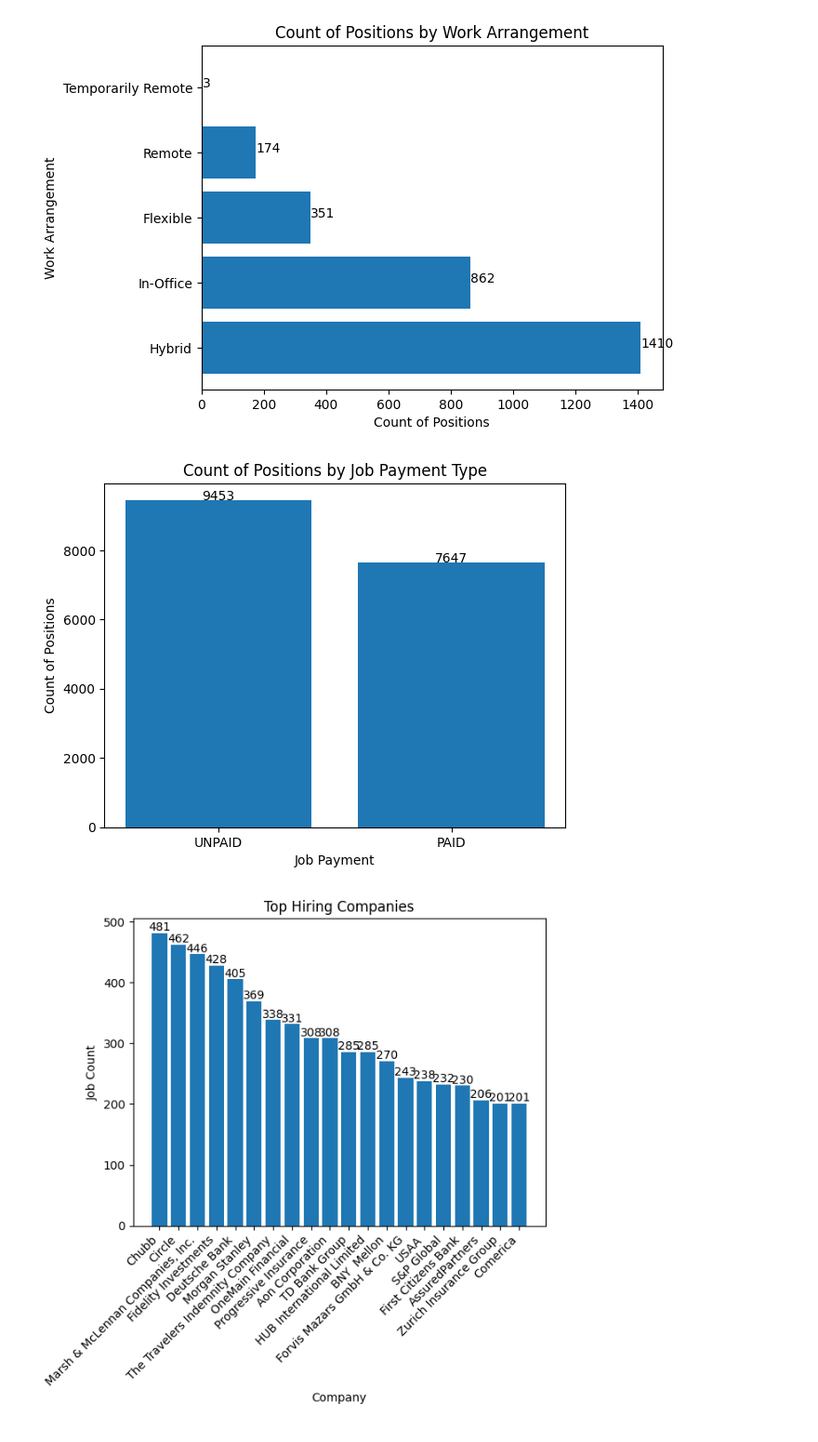
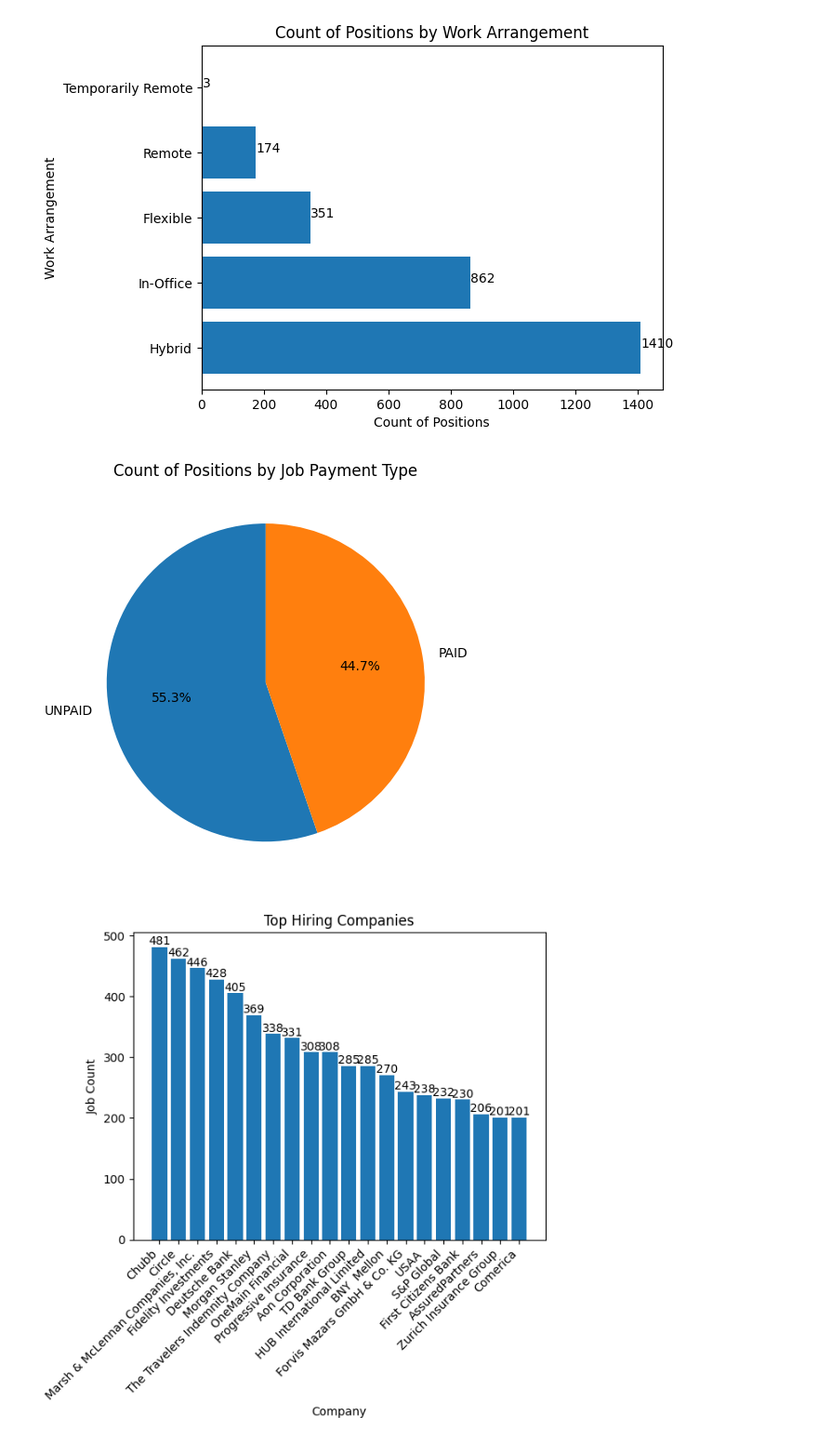
Before and after one commit to tumibytes/cis9650-project03, a Jupyter notebook: term_project_starter.ipynb, the cells around one changed output. Shown at 93% size. Saved outputs shown, nothing was run; the diff lists cells and outputs as text; code cells hidden in the pictures.

Commit message:
exchange bar chart for pie chart (job payment type)

```diff
--- a/term_project_starter.ipynb
+++ b/term_project_starter.ipynb
@@ -338,25 +338,20 @@ plt.show()
 # %% [output]
 [figure]
 # %%
-# plot the count of positions by job payment type
+# pie chart the count of positions by job payment type
 fig, ax = plt.subplots()
 
 jobPay_count = df_flat["jobPaymentType"].value_counts()
 bar_labels = jobPay_count.index.tolist()
 count = jobPay_count.values.tolist()
 
-ax.bar(bar_labels, count)
-ax.set_xlabel("Job Payment")
-ax.set_ylabel("Count of Positions")
+ax.pie(count, labels=bar_labels, autopct="%1.1f%%", startangle=90)
 ax.set_title("Count of Positions by Job Payment Type")
 
-
-# add values to bar chart for analysis
-add_labels(bar_labels, count)
-
+plt.tight_layout()
 plt.show()
 # %% [output]
-[figure, old version]
+[figure, new version]
 # %%
 # plot the hiring companies
 fig, ax = plt.subplots()
```
